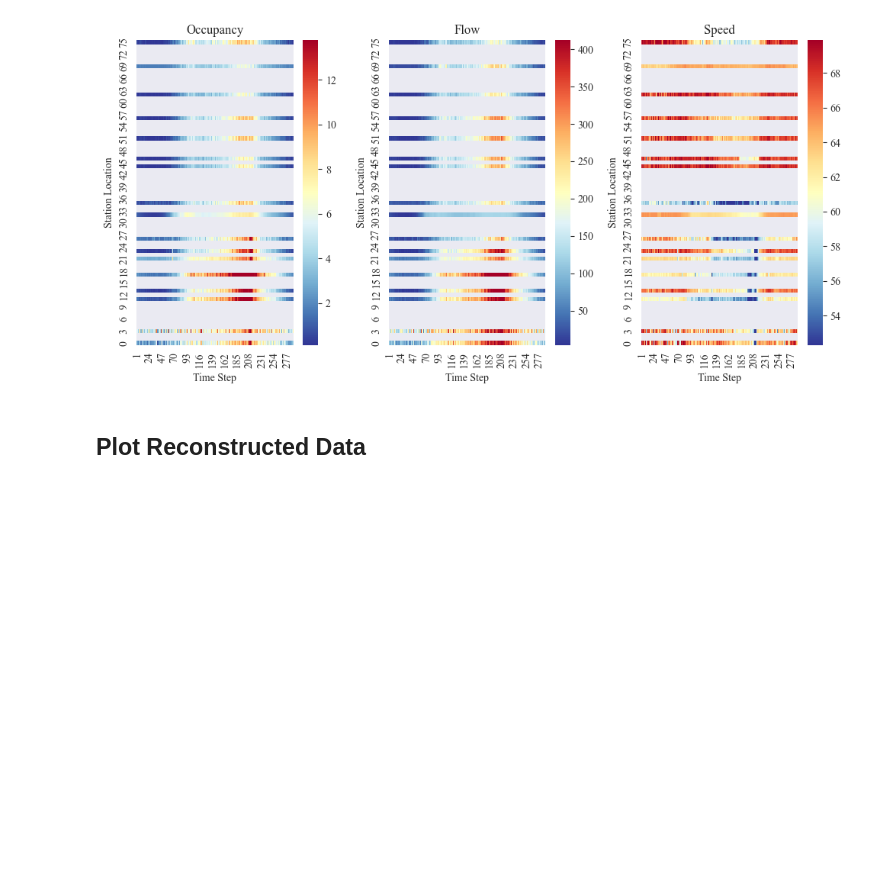
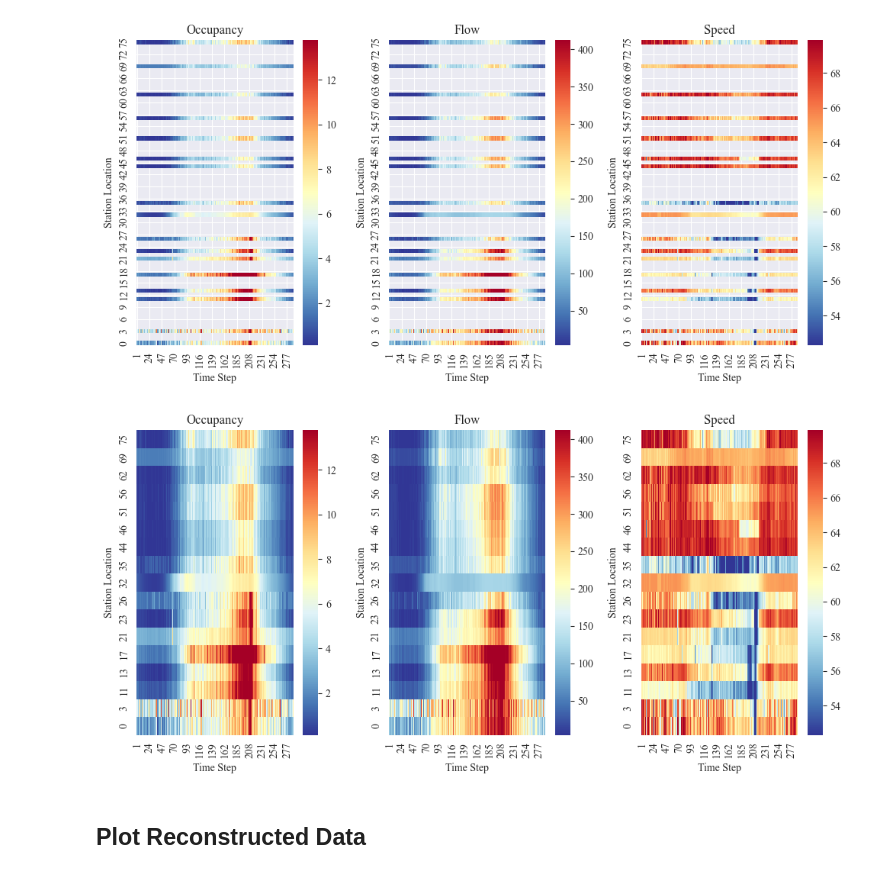
Before and after one commit to wzh96/Flow_PDE_FIND, a Jupyter notebook: Clean_Data_Plot.ipynb, the cells around one changed output. Cells and saved outputs as stored; diff of their text form; code cells hidden in the pictures; blank space fills up the shorter version.

```diff
--- a/Clean_Data_Plot.ipynb
+++ b/Clean_Data_Plot.ipynb
@@ -120,3 +101,31 @@ fig.savefig("Figures/Heatmap.png", dpi = 300)
+# %%
+fig, axs = plt.subplots(1, 3, figsize=(10, 5))
+
+# y_tick_positions = range(10, 288, 10)  # Adjust as needed
+# y_tick_labels = [str(val) for val in y_tick_positions]
+
+sns.heatmap(100*Occupancy.iloc[:,:288].iloc[::-1], cmap="RdYlBu_r", annot=False, robust=True, ax=axs[0])
+axs[0].set_ylabel('Station Location')
+axs[0].set_xlabel('Time Step')
+axs[0].set_title("Occupancy")
+
+sns.heatmap(Flow.iloc[:,:288].iloc[::-1], cmap="RdYlBu_r", annot=False,robust=True, ax=axs[1])
+axs[1].set_ylabel('Station Location')
+axs[1].set_xlabel('Time Step')
+axs[1].set_title("Flow")
+
+sns.heatmap(Speed.iloc[:,:288].iloc[::-1], cmap="RdYlBu_r", annot=False,robust=True, ax=axs[2])
+axs[2].set_ylabel('Station Location')
+axs[2].set_xlabel('Time Step')
+axs[2].set_title("Speed")
+
+plt.rcParams['font.family'] = 'Times New Roman'
+plt.tight_layout()
+plt.show()
+
+fig.savefig("Figures/Heatmap_without.png", dpi = 300)
+# %% [output]
+[figure, added]
 # %% [markdown]
 ## Plot Reconstructed Data
 # %%
```
Also changed, not shown: parts of 10 cells of this notebook, 9 other files.
